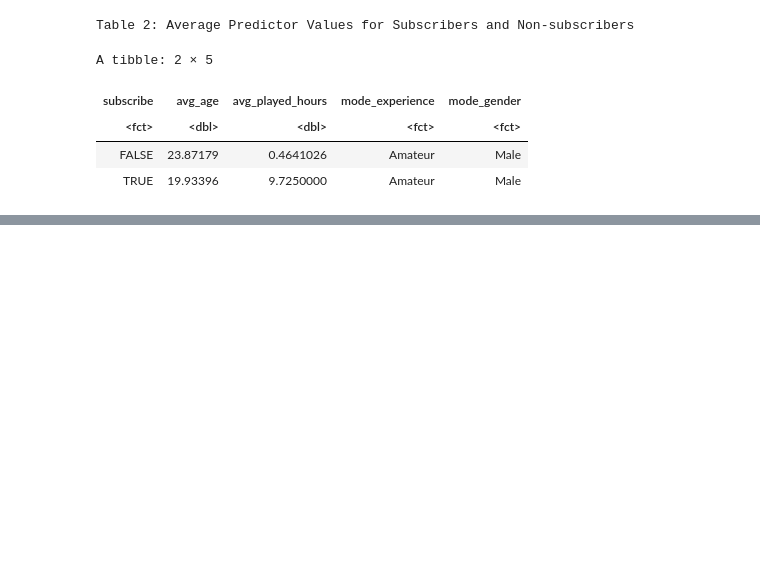
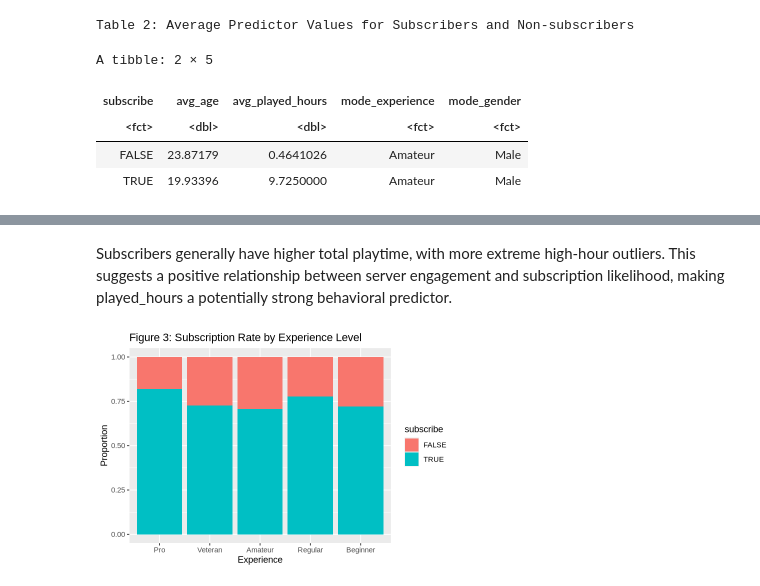
Before and after one commit to victoriazhou111/dsci-100-project, a Jupyter notebook: project_report.ipynb, the cells around one changed output, grey strips where cells are left out. Saved outputs shown, nothing was run; the diff lists cells and outputs as text; code cells hidden in the pictures; blank space fills up the shorter version.

```diff
--- a/project_report.ipynb
+++ b/project_report.ipynb
@@ -212,0 +208,9 @@ I created separate visualizations for each predictor to explore its relationship
+# %% [markdown]
+Subscribers generally have higher total playtime, with more extreme high-hour outliers. This suggests a positive relationship between server engagement and subscription likelihood, making played_hours a potentially strong behavioral predictor.
+# %%
+gender_plot<-ggplot(players_training, aes(x = experience, fill = subscribe)) +
+  geom_bar(position = "fill") +
+  labs(title = "Figure 3: Subscription Rate by Experience Level", x = "Experience", y = "Proportion")
+gender_plot
+# %% [output]
+[figure, added]
```
Also changed, not shown: parts of 12 cells of this notebook.
